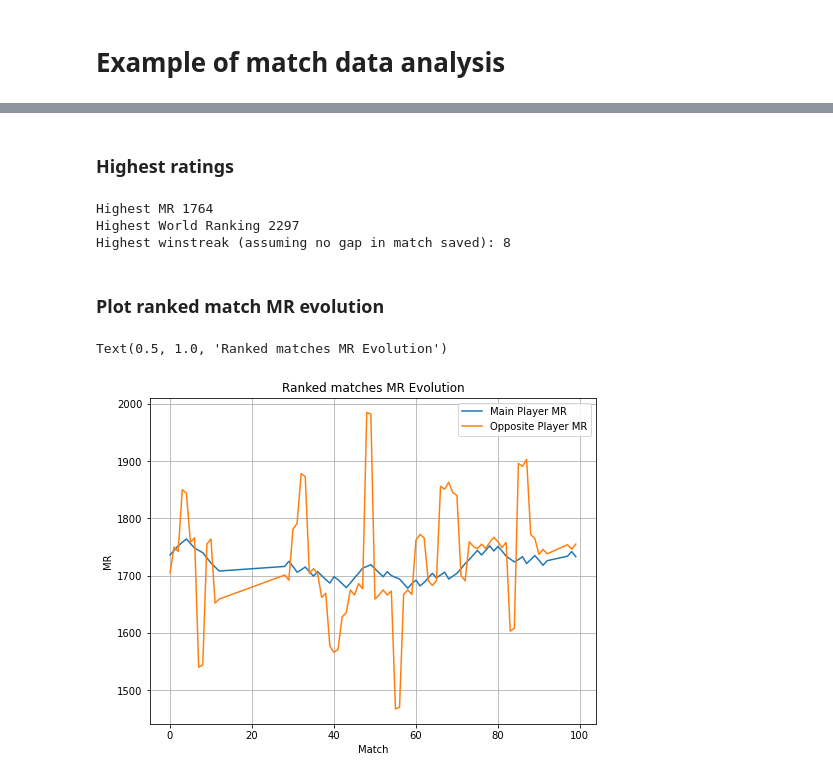
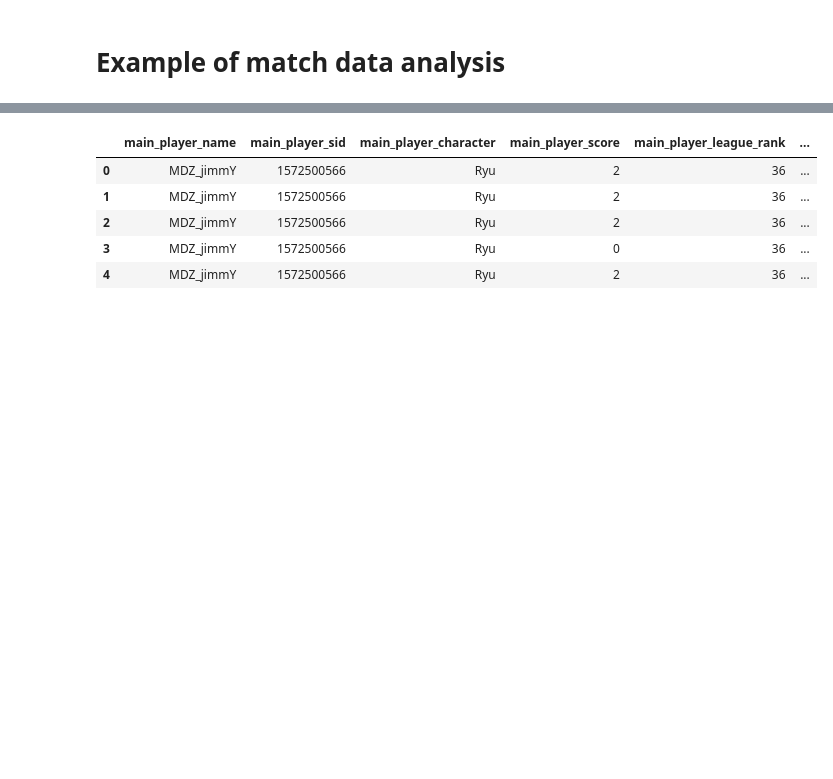
Before and after one commit to hanydesoki/Street-Fighter-6-History-Matches, a Jupyter notebook: sf6_matches_analysis.ipynb, the cells around one changed output, grey strips where cells are left out. Cells and saved outputs as stored; diff of their text form; code cells hidden in the pictures; blank space fills up the shorter version.

```diff
--- a/sf6_matches_analysis.ipynb
+++ b/sf6_matches_analysis.ipynb
@@ -80,31 +13,15 @@ df[["opposite_player_character", "match_won"]].groupby("opposite_player_characte
-# %% [markdown]
-### Highest ratings
-# %%
-print("Highest MR", df['main_player_mr'].max())
-print("Highest World Ranking", df['main_player_mr_ranking'].min())
-
-highest_winstreak = max(len(seq) for seq in "".join(df["match_won"].map(str)).split("0"))
-
-print("Highest winstreak (assuming no gap in match saved):", highest_winstreak)
-# %% [output]
-Highest MR 1764
-Highest World Ranking 2297
-Highest winstreak (assuming no gap in match saved): 8
-# %% [markdown]
-### Plot ranked match MR evolution
-# %%
-df_ranked = df[df["replay_battle_type_name"] == "Ranked Match"]
-
-plt.figure(figsize=(8, 6))
-
-plt.plot(df_ranked["main_player_mr"], label="Main Player MR")
-plt.plot(df_ranked["opposite_player_mr"], label="Opposite Player MR")
-
-plt.grid(True)
-plt.legend()
-plt.xlabel("Match")
-plt.ylabel("MR")
-plt.title("Ranked matches MR Evolution")
-# %% [output]
-Text(0.5, 1.0, 'Ranked matches MR Evolution')
-[figure, removed]
+# %%
+data = pd.read_excel(file_name)
+data["left_side"] = data["left_side"].map({0: "Right side", 1: "Left Side"})
+
+last_day = data["uploaded_at"].max().date()
+
+df_last_session = data[data["uploaded_at"].map(lambda d: str(d.date()) == str(last_day))]
+data.head(n=5)
+# %% [output]
+|  | main_player_name | main_player_sid | main_player_character | main_player_score | main_player_league_rank | ... |
+| 0 | MDZ_jimmY | 1572500566 | Ryu | 2 | 36 | ... |
+| 1 | MDZ_jimmY | 1572500566 | Ryu | 2 | 36 | ... |
+| 2 | MDZ_jimmY | 1572500566 | Ryu | 2 | 36 | ... |
+| 3 | MDZ_jimmY | 1572500566 | Ryu | 0 | 36 | ... |
+| 4 | MDZ_jimmY | 1572500566 | Ryu | 2 | 36 | ... |
```
Also changed, not shown: parts of 15 cells of this notebook.
